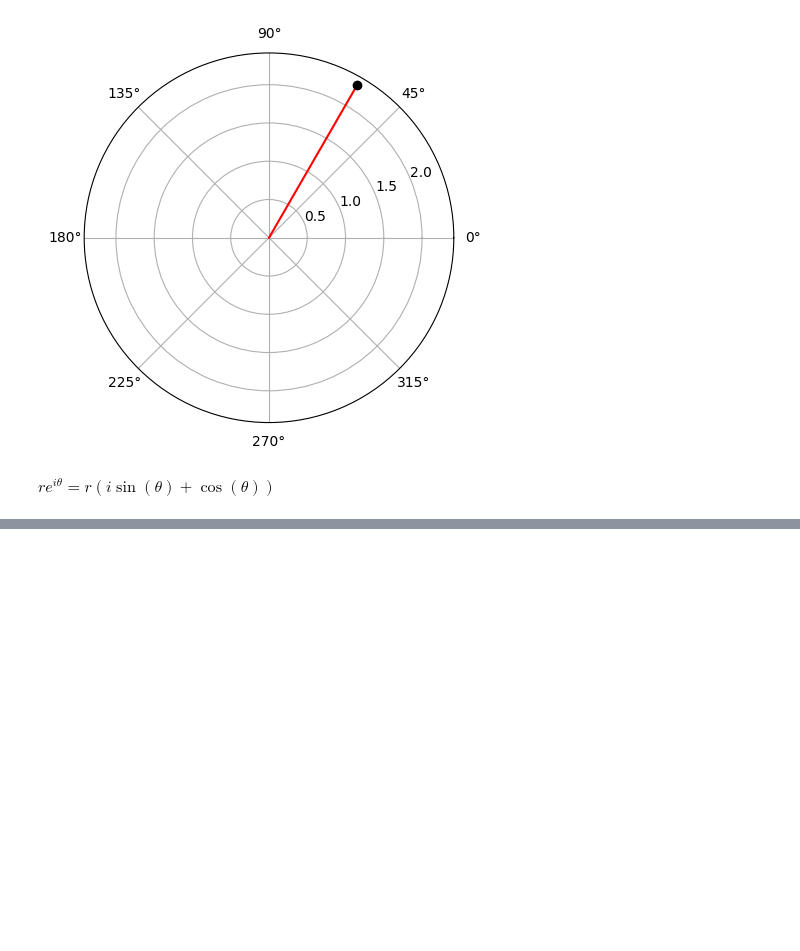
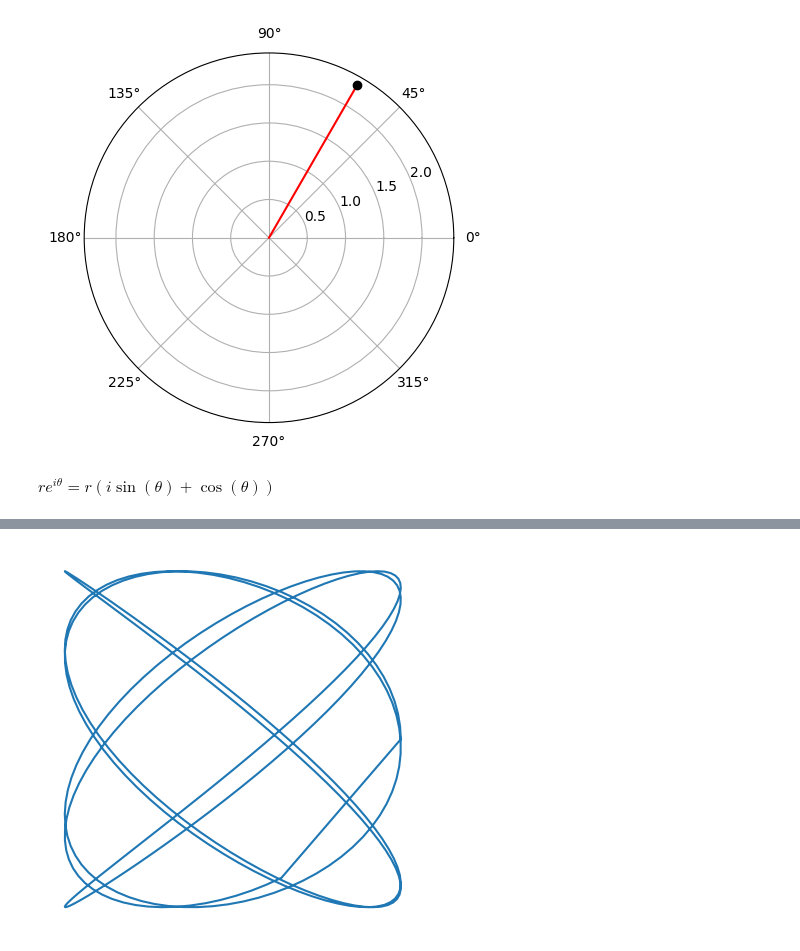
Before and after one commit to lifedesigner88/251117_MathForPython, a Jupyter notebook: A01_Masteer_Math_By_Coding_in_Python/B08_Graphing_Conic_Sections/C98_Euler's_formula.ipynb, the cells around one changed output, grey strips where cells are left out. Saved outputs shown, nothing was run; the diff lists cells and outputs as text; code cells hidden in the pictures; blank space fills up the shorter version.

```diff
--- a/A01_Masteer_Math_By_Coding_in_Python/B08_Graphing_Conic_Sections/C98_Euler's_formula.ipynb
+++ b/A01_Masteer_Math_By_Coding_in_Python/B08_Graphing_Conic_Sections/C98_Euler's_formula.ipynb
@@ -32,0 +76,21 @@ $\displaystyle r e^{i \theta} = r \left(i \sin{\left(\theta \right)} + \cos{\lef
+# %%
+from matplotlib.pyplot import *
+from numpy import cos, sin, random, append
+
+n = 400
+t = linspace(0, 12*pi, n)
+
+r1, r2 = random.rand(2)
+
+x = cos(r1*t)
+y = sin(r2*t)
+
+x = append(x, x[0])
+y = append(y, y[0])
+
+plot(x, y)
+axis('off')
+axis('square')
+show()
+# %% [output]
+[figure, added]
```
Also changed, not shown: parts of 3 cells of this notebook.
